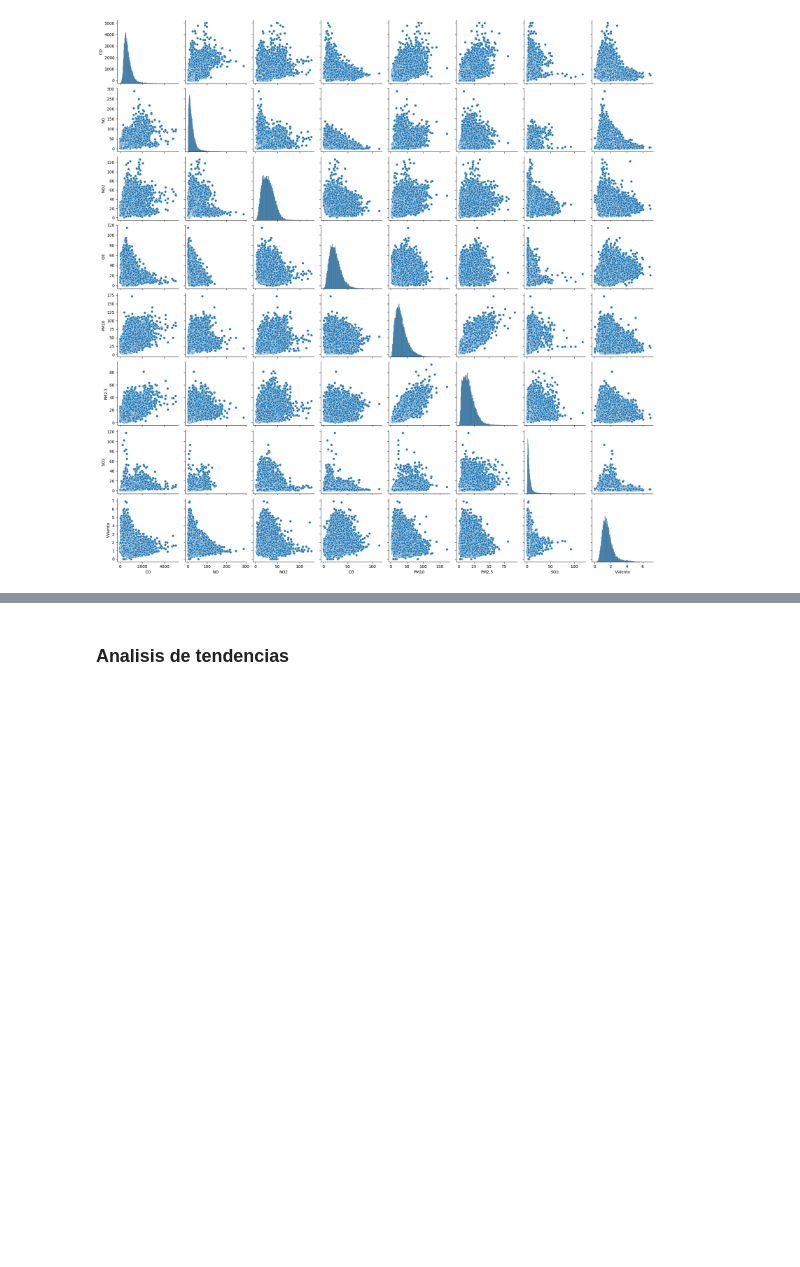
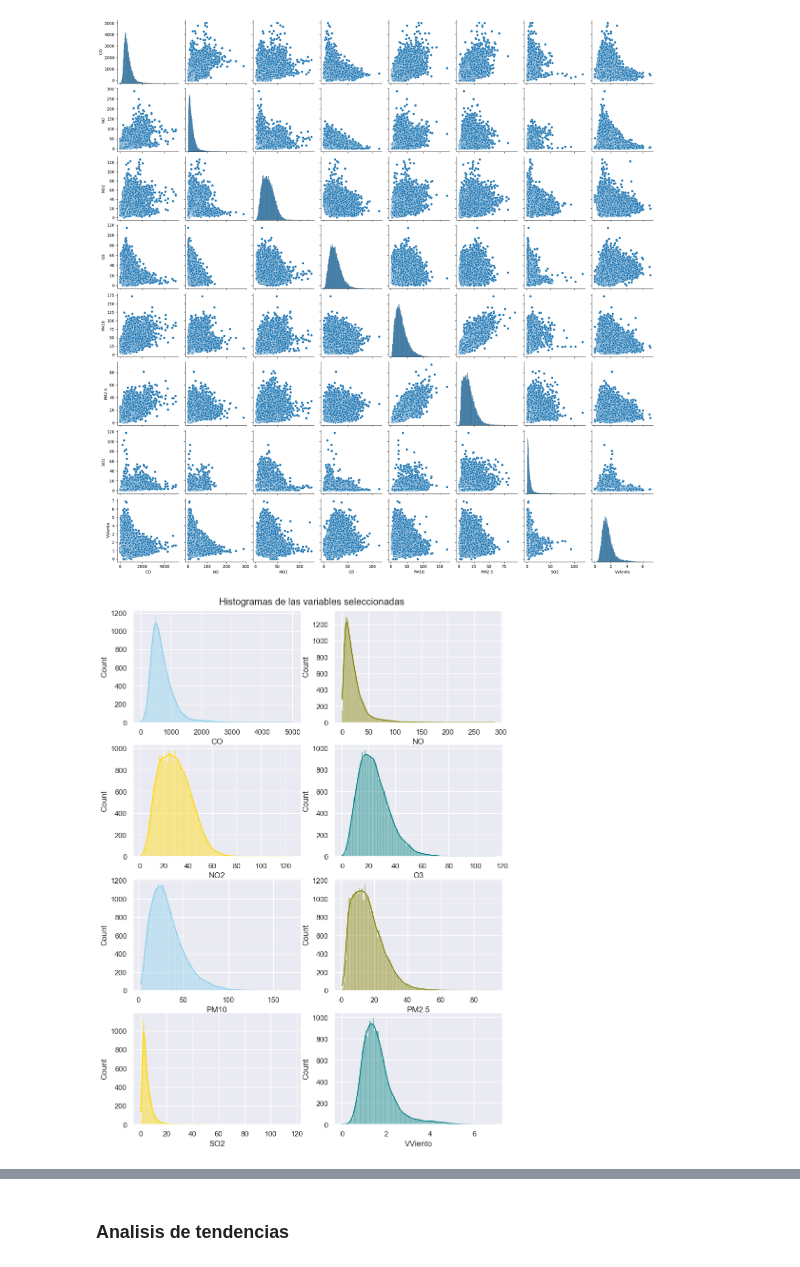
Before and after one commit to josejjgs1923/proyecto-analisis-calidad-aire-bogota, a Jupyter notebook: Analisis datos calidad aire.ipynb, the cells around one changed output, grey strips where cells are left out. Drawn from its saved outputs; the diff is of its cells as text; code cells hidden in the pictures; blank space fills up the shorter version.

```diff
--- a/Analisis datos calidad aire.ipynb
+++ b/Analisis datos calidad aire.ipynb
@@ -428,3 +407,23 @@ sns.pairplot(datos[[var for var in Var]])
 plt.show()
 # %% [output]
 [figure]
+# %%
+sns.set_theme(style="darkgrid")
+
+fig2, axs2 = plt.subplots(4, 2, figsize=(10, 14))
+
+colores = ("skyblue", "olive", "gold", "teal", "skyblue", "olive", "gold", "teal")
+
+def crear_ejes(dim1, dim2):
+    for i in range(dim1):
+        for j in range(dim2):
+            yield (i, j)
+
+for var, color, coord in zip (Var, colores, crear_ejes(4, 2)):
+    eje = axs2[*coord]
+    sns.histplot(data=datos, x=var, kde=True, color=color, ax=eje)
+
+fig2.suptitle("Histogramas de las variables seleccionadas", y=0.9)
+plt.show()
+# %% [output]
+[figure, added]
```
Also changed, not shown: parts of 19 cells of this notebook.
